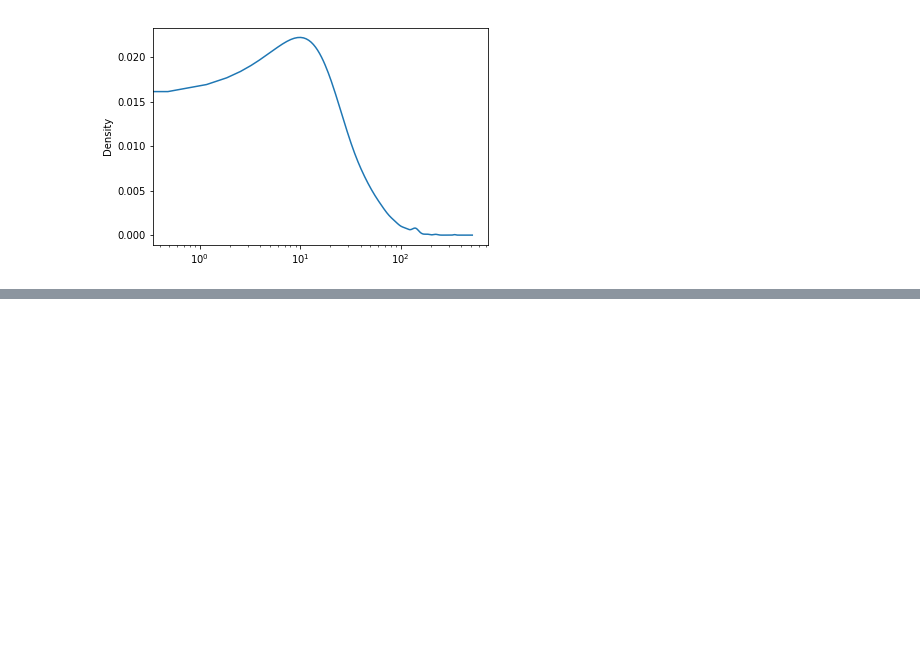
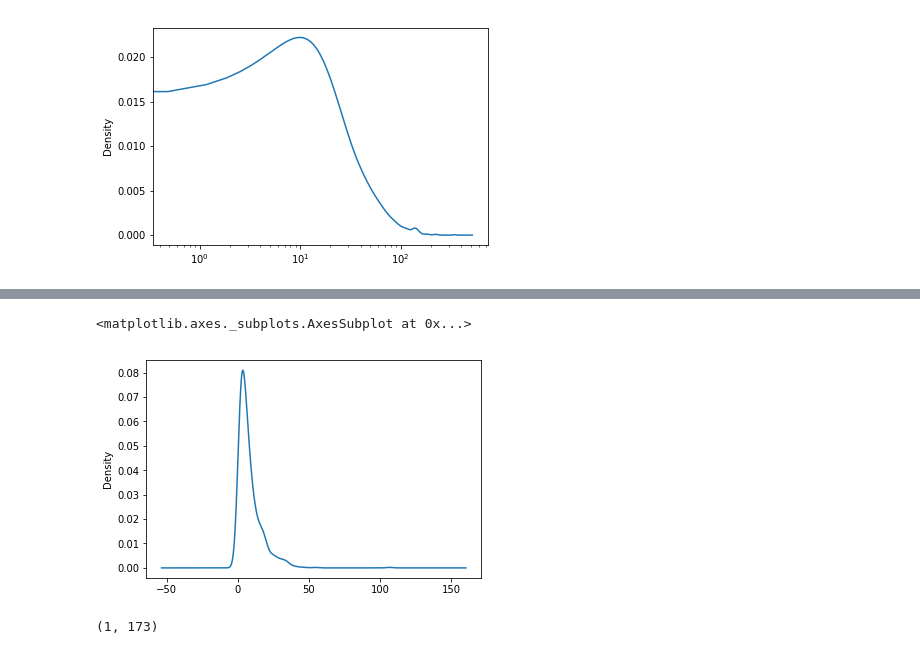
Before and after one commit to nichengzhi/chengzhi_ni, a Jupyter notebook: Assignment_03/Untitled.ipynb, the cells around one changed output, grey strips where cells are left out. Drawn from its saved outputs; the diff is of its cells as text; code cells hidden in the pictures; blank space fills up the shorter version.

```diff
--- a/Assignment_03/Untitled.ipynb
+++ b/Assignment_03/Untitled.ipynb
@@ -127,0 +94,20 @@ save_ranking('ming', 'alice', 'tom', fourth='wilson', fifth='roy')
+# %%
+class PartOfSpeechFilter(BaseEstimator, TransformerMixin):
+    def __init__(self, pos_to_keep=('NOUN', 'PROPN', 'ADJ', 'VERB'), stop_words=None):
+        self.pos_to_keep = pos_to_keep
+        self.stop_words = stop_words
+
+    def fit(self, X, y=None):
+        return self
+
+    def transform(self, X):
+        preprocessed_sentences = []
+
+        for doc in nlp.pipe(X, n_threads=8):
+            if self.stop_words is not None:
+                keep_tokens_string = ' '.join([t.lemma_ for t in doc if t.pos_ in self.pos_to_keep and t.lemma_ not in self.stop_words])
+            else:
+                keep_tokens_string = ' '.join([t.lemma_ for t in doc if t.pos_ in self.pos_to_keep])
+            preprocessed_sentences.append(keep_tokens_string)
+
+        return preprocessed_sentences
@@ -127,0 +119,6 @@ save_ranking('ming', 'alice', 'tom', fourth='wilson', fifth='roy')
+# %%
+pipeline = Pipeline([('posf', PartOfSpeechFilter()),
+                     ('cv', CountVectorizer(lowercase=True, stop_words='english'))
+                    ])
+pipeline.set_params(**{'posf__stop_words': None})
+pipeline.set_params(cv__max_df=0.95, cv__min_df=0.01)
@@ -127,0 +132,2 @@ save_ranking('ming', 'alice', 'tom', fourth='wilson', fifth='roy')
+# %%
+preproc_reviews = pipeline.fit_transform(review_list.text)
@@ -127,0 +139,3 @@ save_ranking('ming', 'alice', 'tom', fourth='wilson', fifth='roy')
+# %%
+sum_across_rows = preproc_reviews.sum(axis=1)
+print('Shape of result: ', sum_across_rows.shape)
@@ -127,0 +157,10 @@ save_ranking('ming', 'alice', 'tom', fourth='wilson', fifth='roy')
+# %%
+pd.Series(sum_across_rows.A1).plot(kind='kde')#Return self as a flattened array
+# %% [output]
+<matplotlib.axes._subplots.AxesSubplot at 0x...>
+[figure, added]
+# %%
+sum_down_columns = preproc_reviews.sum(axis=0)
+sum_down_columns.shape
+# %% [output]
+(1, 173)
```
Also changed, not shown: parts of 32 cells of this notebook.
